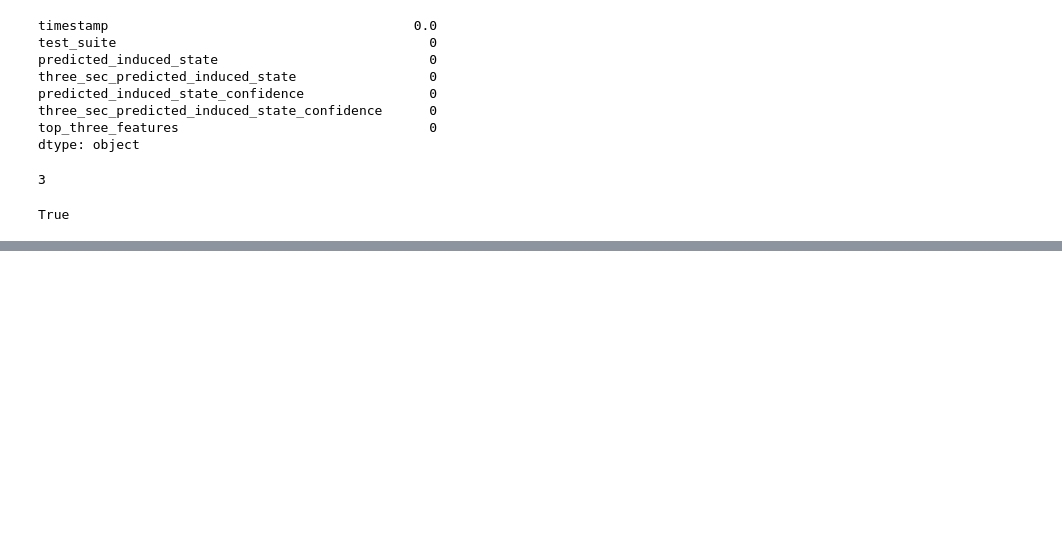
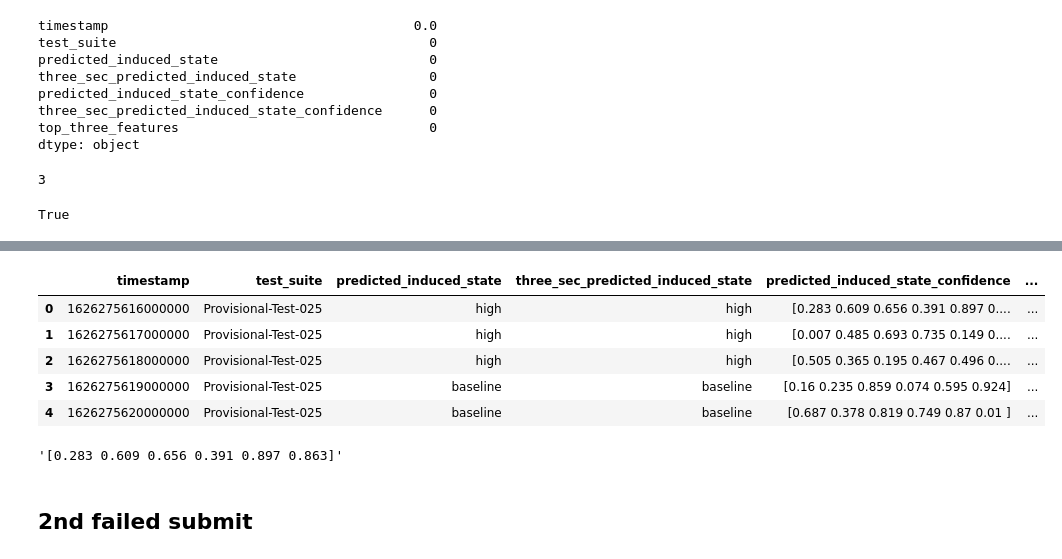
Before and after one commit to waynnbz/Cog-State-Classification, a Jupyter notebook: Scorer.ipynb, the cells around one changed output, grey strips where cells are left out. Drawn from its saved outputs; the diff is of its cells as text; code cells hidden in the pictures; blank space fills up the shorter version.

```diff
--- a/Scorer.ipynb
+++ b/Scorer.ipynb
@@ -44,0 +140,17 @@ True
+# %%
+sample_sub = pd.read_csv('sample-submission/solution/solution.csv')
+# %%
+sample_sub.head()
+# %% [output]
+|  | timestamp | test_suite | predicted_induced_state | three_sec_predicted_induced_state | predicted_induced_state_confidence | ... |
+| 0 | 1626275616000000 | Provisional-Test-025 | high | high | [0.283 0.609 0.656 0.391 0.897 0.... | ... |
+| 1 | 1626275617000000 | Provisional-Test-025 | high | high | [0.007 0.485 0.693 0.735 0.149 0.... | ... |
+| 2 | 1626275618000000 | Provisional-Test-025 | high | high | [0.505 0.365 0.195 0.467 0.496 0.... | ... |
+| 3 | 1626275619000000 | Provisional-Test-025 | baseline | baseline | [0.16 0.235 0.859 0.074 0.595 0.924] | ... |
+| 4 | 1626275620000000 | Provisional-Test-025 | baseline | baseline | [0.687 0.378 0.819 0.749 0.87 0.01 ] | ... |
+# %%
+sample_sub.predicted_induced_state_confidence[0]
+# %% [output]
+'[0.283 0.609 0.656 0.391 0.897 0.863]'
+# %% [markdown]
+## 2nd failed submit
```
Also changed, not shown: parts of 30 cells of this notebook, 4 other files.
